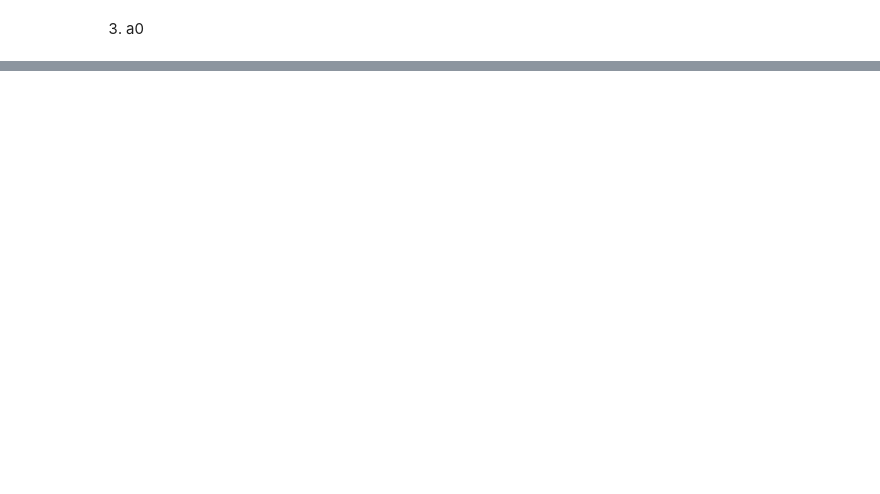
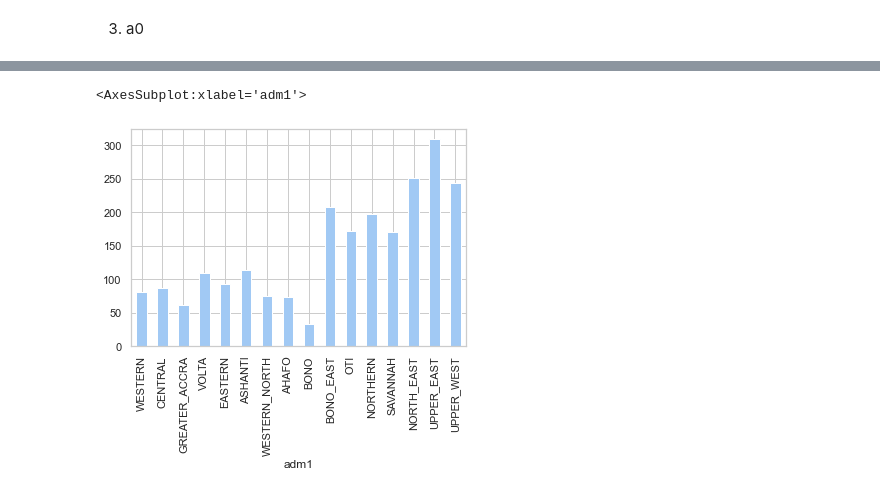
Before and after one commit to sepmein/mBench, a Jupyter notebook: GHA_data_preparation.ipynb, the cells around one changed output, grey strips where cells are left out. Drawn from its saved outputs; the diff is of its cells as text; code cells hidden in the pictures; blank space fills up the shorter version.

```diff
--- a/GHA_data_preparation.ipynb
+++ b/GHA_data_preparation.ipynb
@@ -15,0 +158,13 @@ admin1_code_and_names = admin1[['3166-2 code','Subdivision name']]
+# %%
+# load adjacent
+gha_adjacent_provinces = pd.read_excel('../Data/gha_adm_adjacent.xlsx', sheet_name='adm1_adjacent')
+gha_adjacent_provinces = adm1_name_reformat(df=gha_adjacent_provinces,
+                                            original_column_name='a',
+                                            new_column_name='from',
+                                            set_index=False)
+gha_adjacent_provinces = adm1_name_reformat(df=gha_adjacent_provinces,
+                                            original_column_name='b',
+                                            new_column_name='to',
+                                            set_index=False)
+
+gha_adjacent_provinces
@@ -123,5 +405,6 @@ columns = [
     "ITN_interval",
 ]
 
-gha = pd.DataFrame(columns=columns, index=gha_demographic_adm1_2020_median.index)
+gha = pd.DataFrame(columns=columns,
+                   index=gha_demographic_adm1_2020_mean.index)
 # %% [markdown]
@@ -130,2 +417,3 @@ Death rate for expoential population distribtuion, i.e. 1/Mean Population Age. D
 # %%
-gha['eta'] = 1/(gha_demographic_adm1_2020_median*365)
+gha["eta"] = 1 / (gha_demographic_adm1_2020_mean * 365)
+gha['eta']
@@ -242,0 +776,17 @@ pd.merge(admin1_code_and_names, GHA_Intervention_data, left_on='Subdivision name
+# %%
+gha_eir = ghana_eir.groupby(by='adm1').mean()
+gha_eir = gha_eir['eir']
+gha_eir = adm1_name_reformat(gha_eir)
+gha_eir
+gha['eir'] = gha_eir
+
+gha = missing_data_interpolate(df=gha,
+                               neighbour=gha_adjacent_provinces,
+                               column='eir',
+                               round_n=10
+                               )
+
+gha['eir'].plot.bar()
+# %% [output]
+<AxesSubplot:xlabel='adm1'>
+[figure, added]
```
Also changed, not shown: parts of 43 cells of this notebook.
